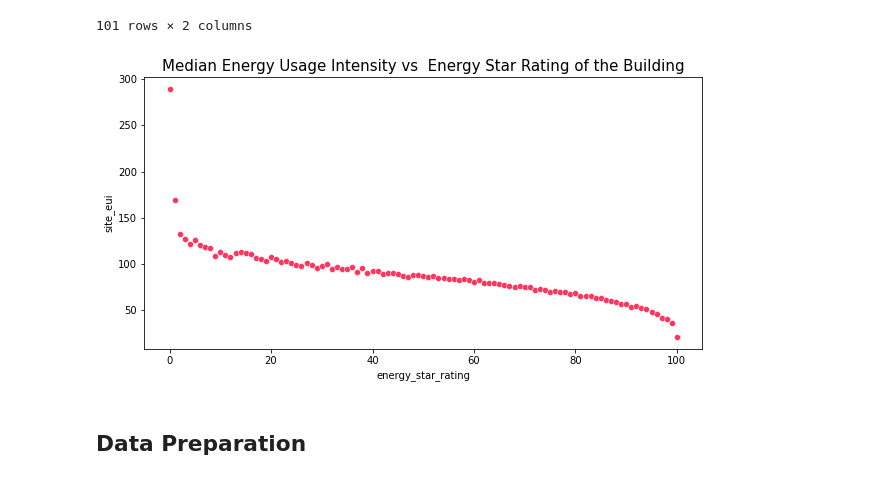
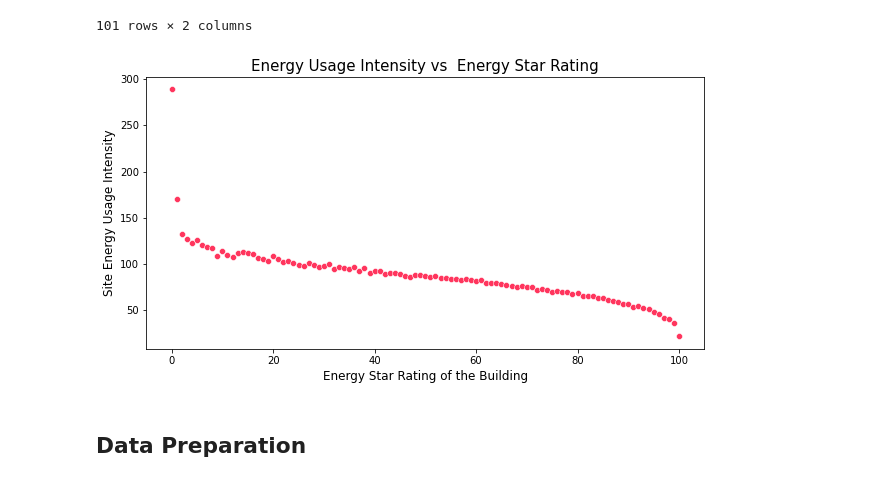
Before and after one commit to emykes/Energy_Consumption_Prediction, a Jupyter notebook: notebook.ipynb, the cells around one changed output. Cells and saved outputs as stored; diff of their text form; code cells hidden in the pictures.

```diff
--- a/notebook.ipynb
+++ b/notebook.ipynb
@@ -311,10 +315,12 @@ energy_temp
 # %%
 plt.figure(figsize = (10, 5))
 sns.scatterplot(x=energy_temp["energy_star_rating"], y=energy_temp["site_eui"], color = '#ff355d')
-plt.title('Median Energy Usage Intensity vs  Energy Star Rating of the Building', fontsize=15)
+plt.title('Energy Usage Intensity vs  Energy Star Rating', fontsize=15)
+plt.xlabel('Energy Star Rating of the Building', fontsize=12)
+plt.ylabel('Site Energy Usage Intensity', fontsize=12)
 plt.show()
 # %% [output]
-[figure, old version]
+[figure, new version]
 # %% [markdown]
 ## Data Preparation
 # %%
```
Also changed, not shown: parts of 47 cells of this notebook.
